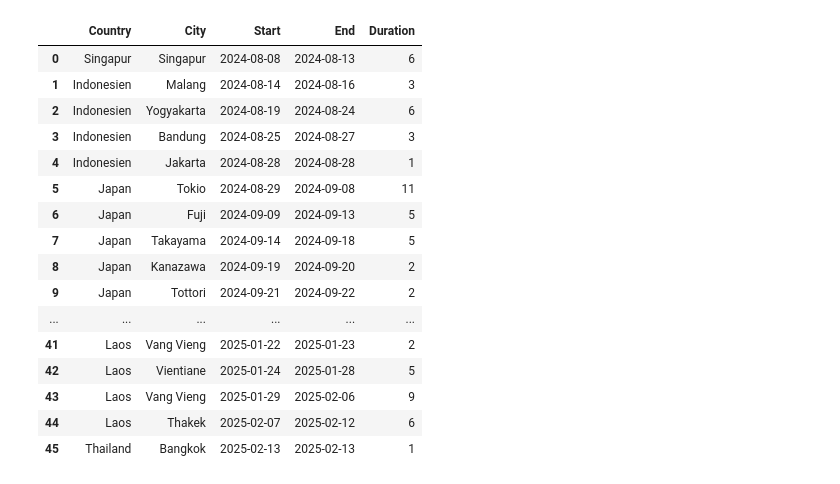
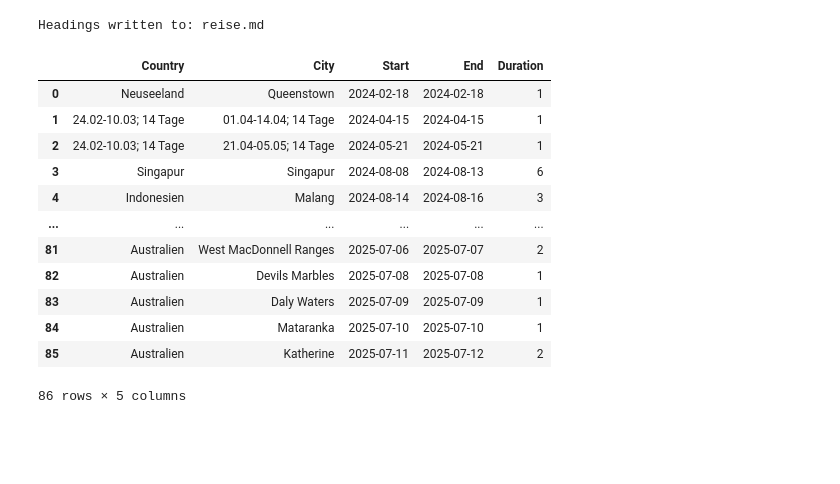
Before and after one commit to TEGELB/travel_map, a Jupyter notebook: travel_map.ipynb, the cells around one changed output. Saved outputs shown, nothing was run; the diff lists cells and outputs as text; code cells hidden in the pictures; blank space fills up the shorter version.

Commit message:
Plotting cleaned and filters added

```diff
--- a/travel_map.ipynb
+++ b/travel_map.ipynb
@@ -261,24 +516,24 @@ def set_manual_coordinates_by_index(
 # %%
+extract_headings_only(r"C:\Users\benja\Documents\Reise\Reisebericht.md","reise.md")
+
 df = parse_markdown("reise.md", skip_first_heading=True)
+#df = filter_visits(df,country="Australien",start_date="20.06.2025", end_date="12.07.2025")
 df
 # %% [output]
+Headings written to: reise.md
 |  | Country | City | Start | End | Duration |
-| 0 | Singapur | Singapur | 2024-08-08 | 2024-08-13 | 6 |
-| 1 | Indonesien | Malang | 2024-08-14 | 2024-08-16 | 3 |
-| 2 | Indonesien | Yogyakarta | 2024-08-19 | 2024-08-24 | 6 |
-| 3 | Indonesien | Bandung | 2024-08-25 | 2024-08-27 | 3 |
-| 4 | Indonesien | Jakarta | 2024-08-28 | 2024-08-28 | 1 |
-| 5 | Japan | Tokio | 2024-08-29 | 2024-09-08 | 11 |
-| 6 | Japan | Fuji | 2024-09-09 | 2024-09-13 | 5 |
-| 7 | Japan | Takayama | 2024-09-14 | 2024-09-18 | 5 |
-| 8 | Japan | Kanazawa | 2024-09-19 | 2024-09-20 | 2 |
-| 9 | Japan | Tottori | 2024-09-21 | 2024-09-22 | 2 |
+| 0 | Neuseeland | Queenstown | 2024-02-18 | 2024-02-18 | 1 |
+| 1 | 24.02-10.03; 14 Tage | 01.04-14.04; 14 Tage | 2024-04-15 | 2024-04-15 | 1 |
+| 2 | 24.02-10.03; 14 Tage | 21.04-05.05; 14 Tage | 2024-05-21 | 2024-05-21 | 1 |
+| 3 | Singapur | Singapur | 2024-08-08 | 2024-08-13 | 6 |
+| 4 | Indonesien | Malang | 2024-08-14 | 2024-08-16 | 3 |
 | ... | ... | ... | ... | ... | ... |
-| 41 | Laos | Vang Vieng | 2025-01-22 | 2025-01-23 | 2 |
-| 42 | Laos | Vientiane | 2025-01-24 | 2025-01-28 | 5 |
-| 43 | Laos | Vang Vieng | 2025-01-29 | 2025-02-06 | 9 |
-| 44 | Laos | Thakek | 2025-02-07 | 2025-02-12 | 6 |
-| 45 | Thailand | Bangkok | 2025-02-13 | 2025-02-13 | 1 |
+| 81 | Australien | West MacDonnell Ranges | 2025-07-06 | 2025-07-07 | 2 |
+| 82 | Australien | Devils Marbles | 2025-07-08 | 2025-07-08 | 1 |
+| 83 | Australien | Daly Waters | 2025-07-09 | 2025-07-09 | 1 |
+| 84 | Australien | Mataranka | 2025-07-10 | 2025-07-10 | 1 |
+| 85 | Australien | Katherine | 2025-07-11 | 2025-07-12 | 2 |
+86 rows × 5 columns
 # %%
 df_summary=summarize_travel(df)
 df_summary
```
Also changed, not shown: parts of 15 cells of this notebook, 1 other file.
